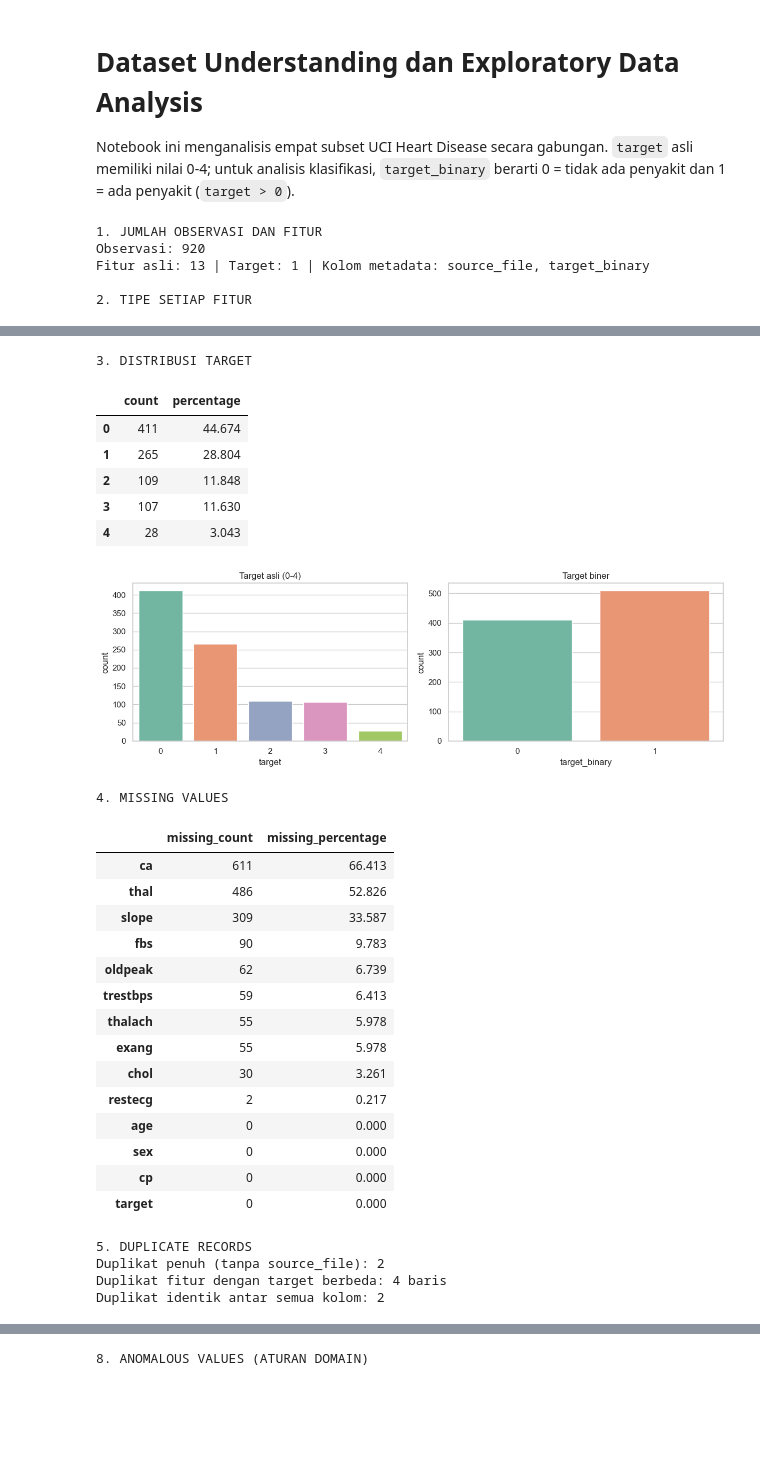
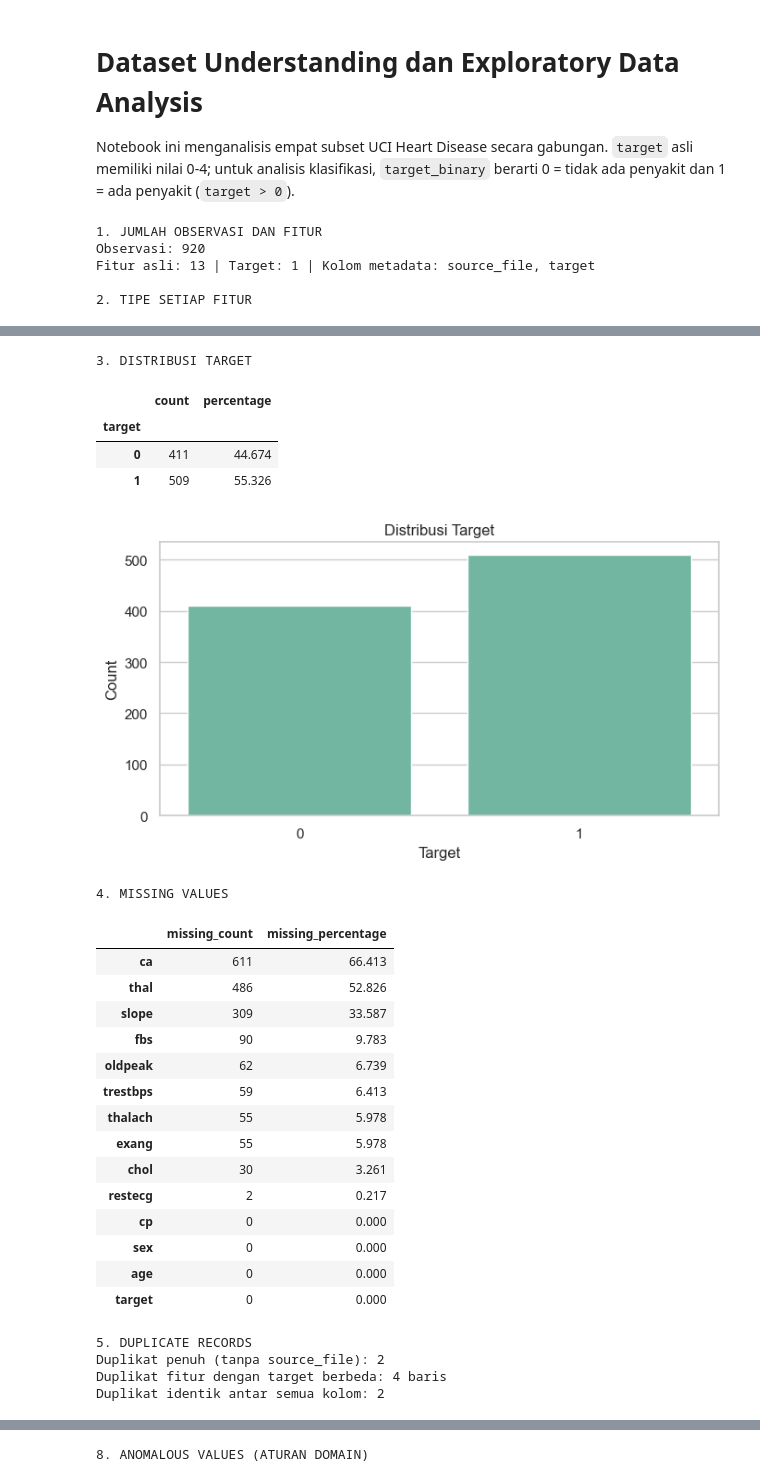
Before and after one commit to akmaliarizka5/data_science_project, a Jupyter notebook: EDA.ipynb, the cells around one changed output, grey strips where cells are left out. Saved outputs shown, nothing was run; the diff lists cells and outputs as text; code cells hidden in the pictures; blank space fills up the shorter version.

```diff
--- a/EDA.ipynb
+++ b/EDA.ipynb
@@ -1,4 +1,5 @@
 # %%
+# fetch data
 from pathlib import Path
 
 import pandas as pd
@@ -10,7 +11,7 @@ sns.set_theme(style="whitegrid", palette="Set2")
 pd.set_option("display.max_columns", None)
 pd.set_option("display.float_format", lambda value: f"{value:,.3f}")
 
-DATA_DIR_CANDIDATES = [Path.cwd(), Path.cwd() / "heart+disease", Path.cwd() / "heart-disease"]
+DATA_DIR = Path('.\\heart+disease')
 FILE_NAMES = [
     "processed.cleveland.data",
     "processed.hungarian.data",
@@ -21,14 +22,6 @@ FEATURE_NAMES = [
     "age", "sex", "cp", "trestbps", "chol", "fbs", "restecg",
     "thalach", "exang", "oldpeak", "slope", "ca", "thal", "target"
 ]
-
-DATA_DIR = next(
-    (candidate for candidate in DATA_DIR_CANDIDATES if all((candidate / file_name).exists() for file_name in FILE_NAMES)),
-    None,
-)
-if DATA_DIR is None:
-    searched_paths = ", ".join(str(path) for path in DATA_DIR_CANDIDATES)
-    raise FileNotFoundError(f"File dataset tidak ditemukan. Lokasi yang dicek: {searched_paths}")
 
 frames = []
 for file_name in FILE_NAMES:
@@ -43,11 +36,7 @@ df = pd.concat(frames, ignore_index=True)
 df[FEATURE_NAMES] = df[FEATURE_NAMES].apply(pd.to_numeric, errors="coerce")
 df["target_binary"] = (df["target"] > 0).astype("Int64")
 
-def as_plot_category(series):
-    """Return string labels for categorical plots without changing the source data."""
-    return series.astype("string").fillna("Missing")
-
-print(f"Dataset berhasil dimuat dari {DATA_DIR}: {df.shape[0]:,} observasi, {len(FEATURE_NAMES):,} fitur asli")
+print(f"Dataset berhasil dimuat: {df.shape[0]:,} observasi, {len(FEATURE_NAMES):,} fitur asli")
 display(df.head())
 # %% [output]
 Dataset berhasil dimuat: 920 observasi, 14 fitur asli
@@ -59,0 +51,4 @@ Dataset berhasil dimuat: 920 observasi, 14 fitur asli
+# %%
+df.drop(columns=["target"], inplace=True)
+df.rename(columns={"target_binary": "target"}, inplace=True)
+df
@@ -65,7 +74,7 @@ Notebook ini menganalisis empat subset UCI Heart Disease secara gabungan. `targe
 # 1-5. Ukuran data, tipe fitur, target, missing values, dan duplikasi
 print("1. JUMLAH OBSERVASI DAN FITUR")
 print(f"Observasi: {len(df):,}")
-print(f"Fitur asli: {len(FEATURE_NAMES) - 1:,} | Target: 1 | Kolom metadata: source_file, target_binary")
+print(f"Fitur asli: {len(FEATURE_NAMES) - 1:,} | Target: 1 | Kolom metadata: source_file, target")
 
 print("\n2. TIPE SETIAP FITUR")
 type_table = pd.DataFrame({
@@ -76,20 +85,22 @@ type_table = pd.DataFrame({
 display(type_table)
 
 print("3. DISTRIBUSI TARGET")
+
 target_distribution = pd.DataFrame({
     "count": df["target"].value_counts(dropna=False).sort_index(),
     "percentage": df["target"].value_counts(normalize=True, dropna=False).sort_index().mul(100),
 })
 display(target_distribution)
-target_plot_df = df.assign(
-    target_label=as_plot_category(df["target"]),
-    target_binary_label=as_plot_category(df["target_binary"]),
+
+plt.figure(figsize=(7, 4))
+sns.countplot(
+    data=df.assign(target_label=df["target"].astype("string").fillna("Missing")),
+    x="target_label",
+    order=df["target"].astype("string").fillna("Missing").value_counts().sort_index().index
 )
-fig, axes = plt.subplots(1, 2, figsize=(12, 4))
-sns.countplot(data=target_plot_df, x="target_label", ax=axes[0])
-axes[0].set_title("Target asli (0-4)")
-sns.countplot(data=target_plot_df, x="target_binary_label", ax=axes[1])
-axes[1].set_title("Target biner")
+plt.title("Distribusi Target")
+plt.xlabel("Target")
+plt.ylabel("Count")
 plt.tight_layout()
 plt.show()
 
@@ -107,7 +118,7 @@ print(f"Duplikat identik antar semua kolom: {df.duplicated().sum():,}")
 # %% [output]
 1. JUMLAH OBSERVASI DAN FITUR
 Observasi: 920
-Fitur asli: 13 | Target: 1 | Kolom metadata: source_file, target_binary
+Fitur asli: 13 | Target: 1 | Kolom metadata: source_file, target
 
 2. TIPE SETIAP FITUR
 |  | feature | dtype | n_unique |
@@ -128,11 +139,9 @@ Fitur asli: 13 | Target: 1 | Kolom metadata: source_file, target_binary
 3. DISTRIBUSI TARGET
 |  | count | percentage |
+| target |  |  |
 | 0 | 411 | 44.674 |
-| 1 | 265 | 28.804 |
-| 2 | 109 | 11.848 |
-| 3 | 107 | 11.630 |
-| 4 | 28 | 3.043 |
+| 1 | 509 | 55.326 |
-[figure, old version]
+[figure, new version]
 4. MISSING VALUES
 |  | missing_count | missing_percentage |
 | ca | 611 | 66.413 |
@@ -145,9 +154,9 @@ Fitur asli: 13 | Target: 1 | Kolom metadata: source_file, target_binary
 | exang | 55 | 5.978 |
 | chol | 30 | 3.261 |
 | restecg | 2 | 0.217 |
+| cp | 0 | 0.000 |
+| sex | 0 | 0.000 |
 | age | 0 | 0.000 |
-| sex | 0 | 0.000 |
-| cp | 0 | 0.000 |
 | target | 0 | 0.000 |
 5. DUPLICATE RECORDS
 Duplikat penuh (tanpa source_file): 2
```
Also changed, not shown: parts of 5 cells of this notebook.
